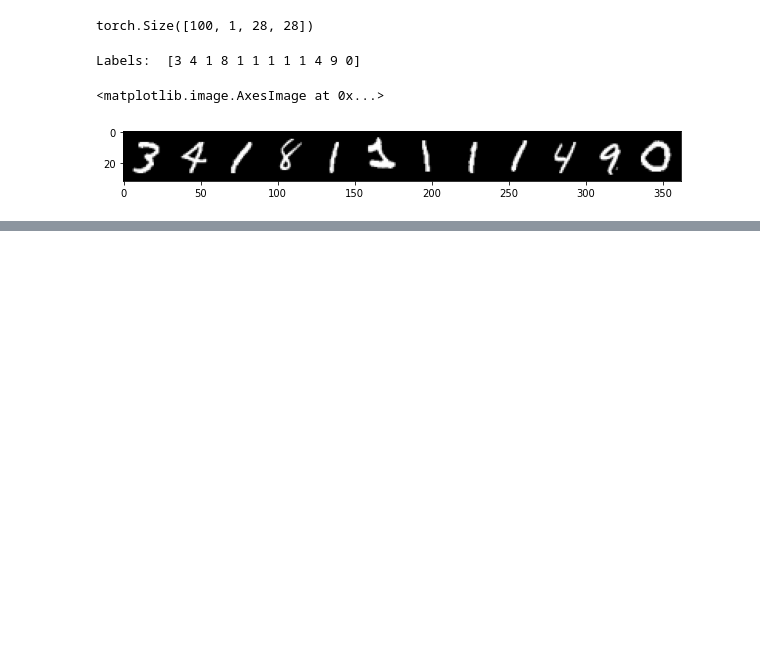
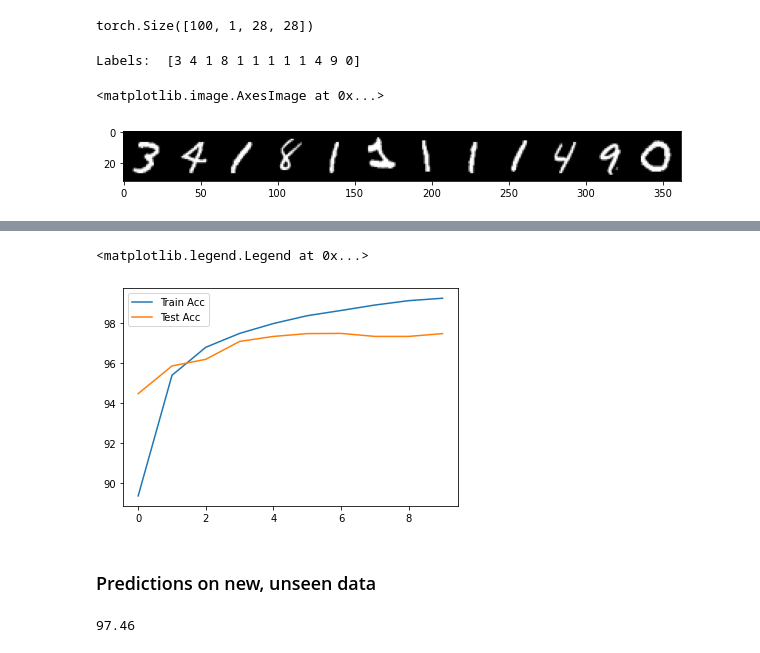
Before and after one commit to mr-rhombus/ML-Bootcamp, a Jupyter notebook: PyTorch/CNNs/mnist_ann.ipynb, the cells around one changed output, grey strips where cells are left out. Saved outputs shown, nothing was run; the diff lists cells and outputs as text; code cells hidden in the pictures; blank space fills up the shorter version.

```diff
--- a/PyTorch/CNNs/mnist_ann.ipynb
+++ b/PyTorch/CNNs/mnist_ann.ipynb
@@ -89,0 +246,12 @@ Labels:  [3 4 1 8 1 1 1 1 1 4 9 0]
+# %%
+trn_acc = [el.item()/600 for el in train_correct]
+tst_acc = [el.item()/100 for el in test_correct]
+plt.plot(trn_acc, label='Train Acc')
+plt.plot(tst_acc, label='Test Acc')
+plt.legend()
+# Beyond 4 epochs or so, we begin to overfit to the training data since the test accuracy has nearly flattened out
+# %% [output]
+<matplotlib.legend.Legend at 0x...>
+[figure, added]
+# %% [markdown]
+### Predictions on new, unseen data
@@ -89,0 +267,4 @@ Labels:  [3 4 1 8 1 1 1 1 1 4 9 0]
+# %%
+round(correct.item()/len(test_data)*100,2)
+# %% [output]
+97.46
```
Also changed, not shown: parts of 14 cells of this notebook.
